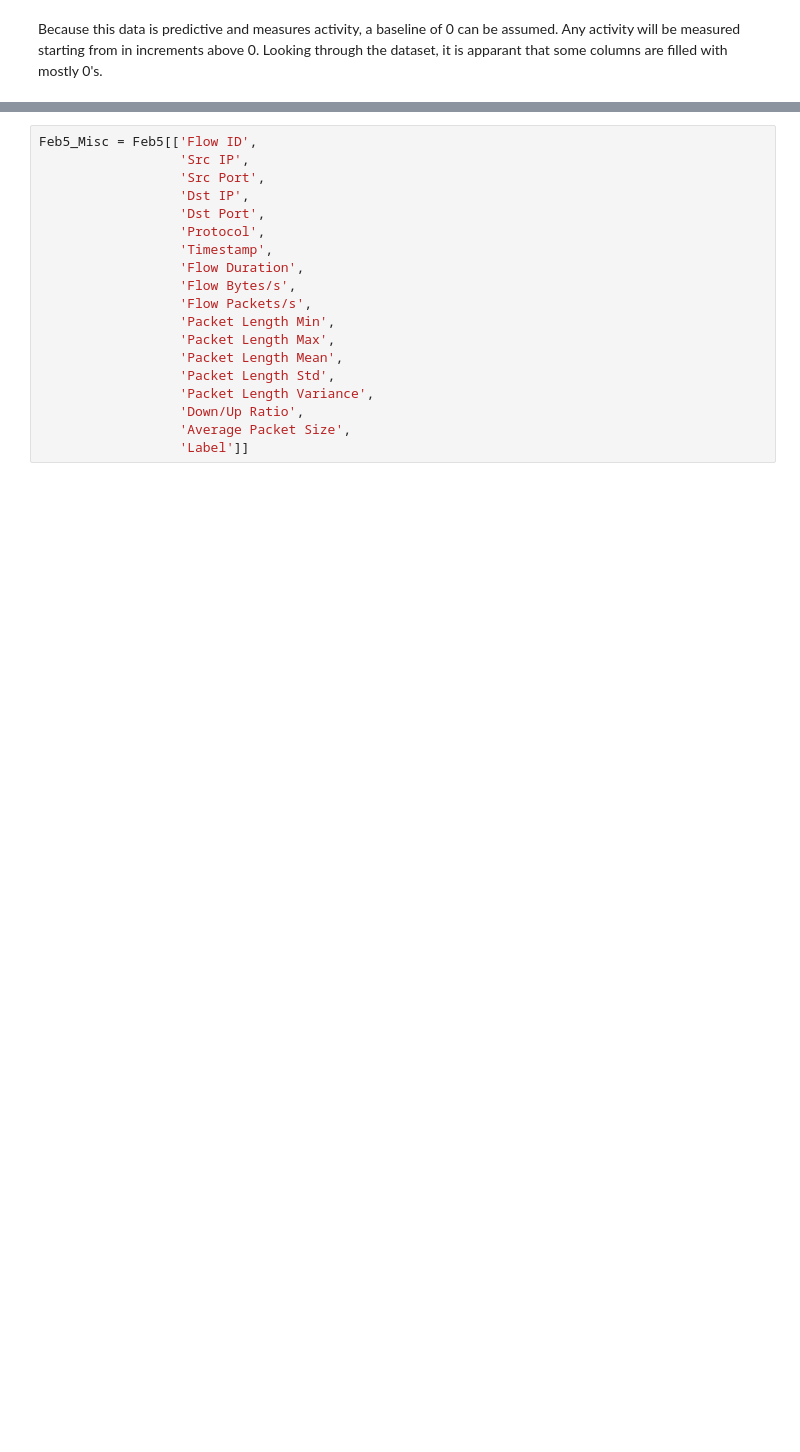
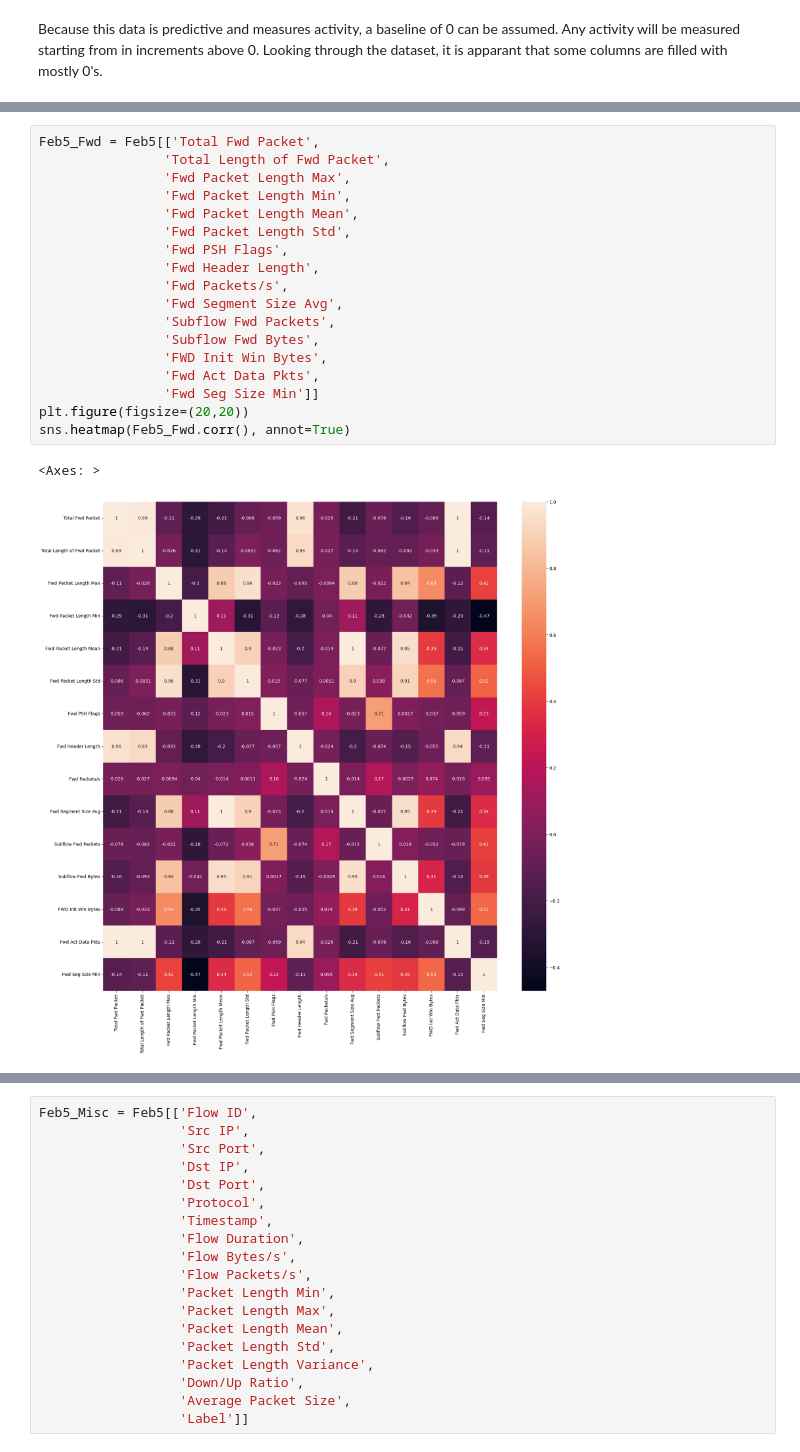
Before and after one commit to Totally-Kyle/The-CyberChase, a Jupyter notebook: Feb5.ipynb, the cells around one changed output, grey strips where cells are left out. Drawn from its saved outputs; the diff is of its cells as text; blank space fills up the shorter version.

```diff
--- a/Feb5.ipynb
+++ b/Feb5.ipynb
@@ -292,0 +104,21 @@ iad_greater_than_zero_counts
+# %%
+Feb5_Fwd = Feb5[['Total Fwd Packet',
+                'Total Length of Fwd Packet',
+                'Fwd Packet Length Max',
+                'Fwd Packet Length Min',
+                'Fwd Packet Length Mean',
+                'Fwd Packet Length Std',
+                'Fwd PSH Flags',
+                'Fwd Header Length',
+                'Fwd Packets/s',
+                'Fwd Segment Size Avg',
+                'Subflow Fwd Packets',
+                'Subflow Fwd Bytes',
+                'FWD Init Win Bytes',
+                'Fwd Act Data Pkts',
+                'Fwd Seg Size Min']]
+plt.figure(figsize=(20,20))
+sns.heatmap(Feb5_Fwd.corr(), annot=True)
+# %% [output]
+<Axes: >
+[figure, added]
```
Also changed, not shown: parts of 49 cells of this notebook.
